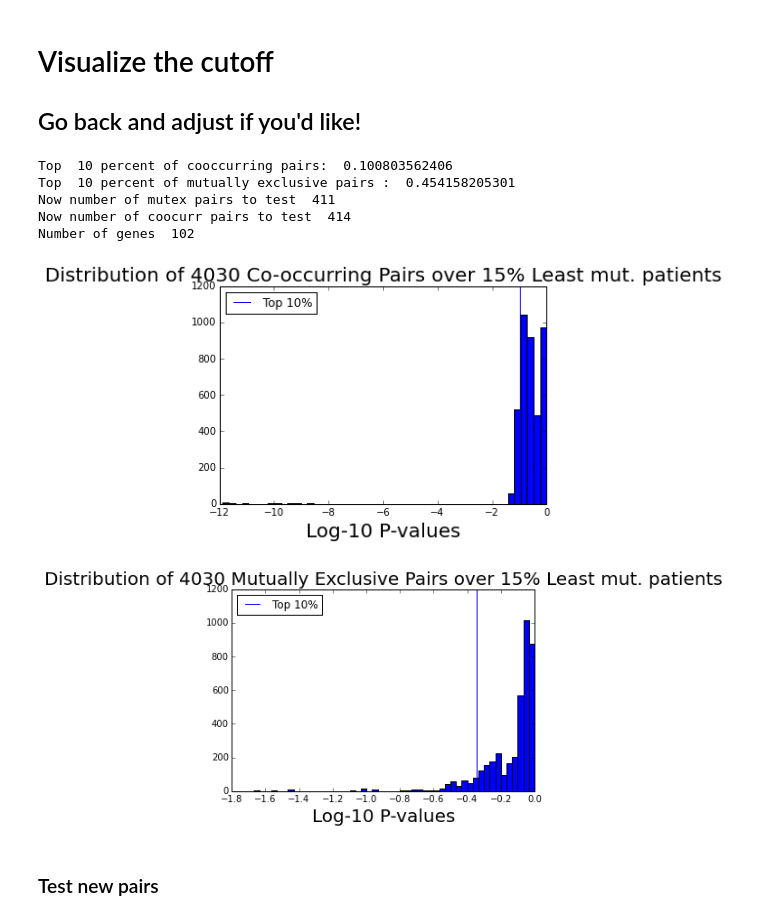
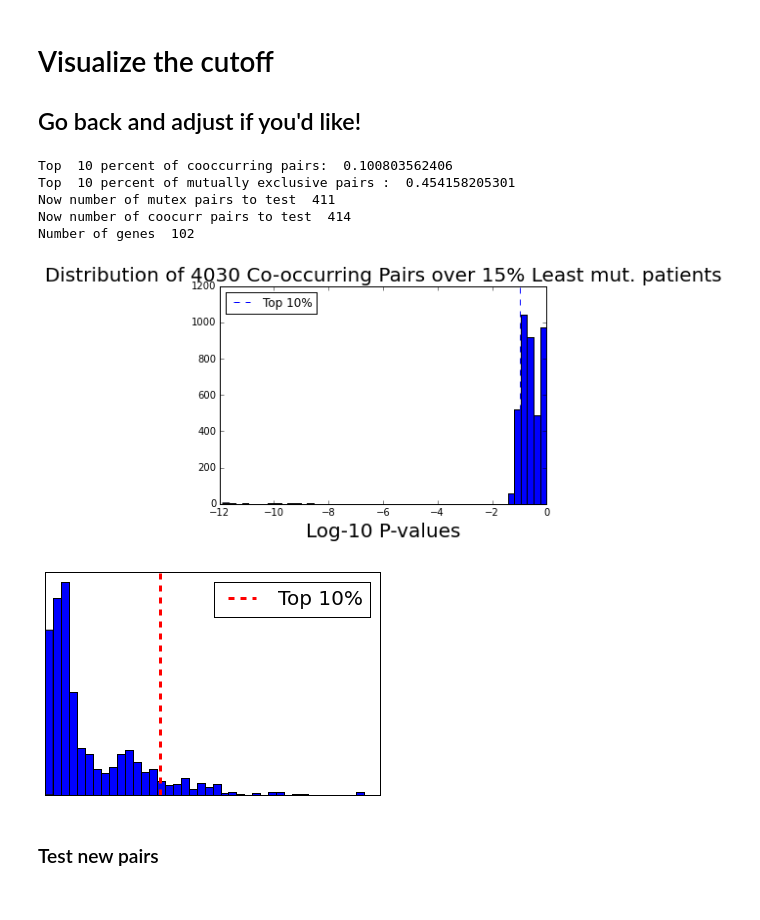
Before and after one commit to lujonathanh/coffdrop, a Jupyter notebook: BRCA_wustl_Mutex_Runs_part3_FDR.ipynb, the cells around one changed output. Drawn from its saved outputs; the diff is of its cells as text; code cells hidden in the pictures.

```diff
--- a/BRCA_wustl_Mutex_Runs_part3_FDR.ipynb
+++ b/BRCA_wustl_Mutex_Runs_part3_FDR.ipynb
@@ -296,41 +328,49 @@ mthreshold = stats.scoreatpercentile(mpvalues, mpairPercentile)
 print "Top ", cpairPercentile, "percent of cooccurring pairs: ", cthreshold
 print "Top ", mpairPercentile, "percent of mutually exclusive pairs : ", mthreshold
 
 # Let's get the top 10 percent of pairs
 
 goodcpairs = [c for c in pairsdict if (pairsdict[c]['1CBinomProb0'] <= cthreshold)]
 goodmpairs = [c for c in pairsdict if (pairsdict[c]['1MBinomProb0'] <= mthreshold)]
 goodpairs = goodcpairs + goodmpairs
 goodgenes = set.union(*(set(goodpair) for goodpair in goodpairs))
 print "Now number of mutex pairs to test ", len(goodmpairs)
 print "Now number of coocurr pairs to test ", len(goodcpairs)
 print "Number of genes ", len(goodgenes)
 
 plt.figure()
 plt.hist(logcp, bins=50)
-plt.axvline(x= np.log10(cthreshold), label="Top " + str(cpairPercentile) + "%")
+plt.axvline(x= np.log10(cthreshold), label="Top " + str(cpairPercentile) + "%", linestyle='dashed', color='b')
 plt.title("Distribution of " + str(len(logcp)) + " Co-occurring Pairs over " + str(leastPatientThreshold) + "% Least mut. patients", fontsize=20)
 plt.xlabel("Log-10 P-values", fontsize=20)
 plt.legend(loc='best')
 plt.show()
 
 
 
-plt.figure()
-plt.hist(logmp, bins=50)
-plt.axvline(x= np.log10(mthreshold), label="Top " + str(mpairPercentile) + "%")
-plt.title("Distribution of " + str(len(logmp))  + " Mutually Exclusive Pairs over " + str(leastPatientThreshold) + "% Least mut. patients", fontsize=20)
-plt.xlabel("Log-10 P-values", fontsize=20)
-plt.legend(loc='best')
+plt.figure()     # both major and minor ticks are affected
+plt.tick_params(left='off', top='off', right='off', bottom='off',
+                   labelleft='off', labeltop='off', labelright='off', labelbottom='off',
+               which='both')
+ # labels along the bottom edge are off
+plt.hist(-1 *logmp, bins=70)
+plt.axvline(x= -1 * np.log10(mthreshold), label="Top " + str(mpairPercentile) + "%", linestyle='dashed', color='r',
+           linewidth=3)
+plt.xlim([0,1])
+
+#plt.title("Distribution of " + str(len(logmp))  + " Mutually Exclusive Pairs over " + str(leastPatientThreshold) + "% Least mut. patients", fontsize=20)
+#plt.xlabel("Log-10 P-values", fontsize=20)
+#plt.ylabel("Count", fontsize=20)
+plt.legend(loc='best', fontsize=20)
 plt.show()
 # %% [output]
 Top  10 percent of cooccurring pairs:  0.100803562406
 Top  10 percent of mutually exclusive pairs :  0.454158205301
 Now number of mutex pairs to test  411
 Now number of coocurr pairs to test  414
 Number of genes  102
 [figure]
-[figure, old version]
+[figure, new version]
 # %% [markdown]
 ### Test new pairs
 # %%
```
Also changed, not shown: parts of 24 cells of this notebook, 15 other files.
